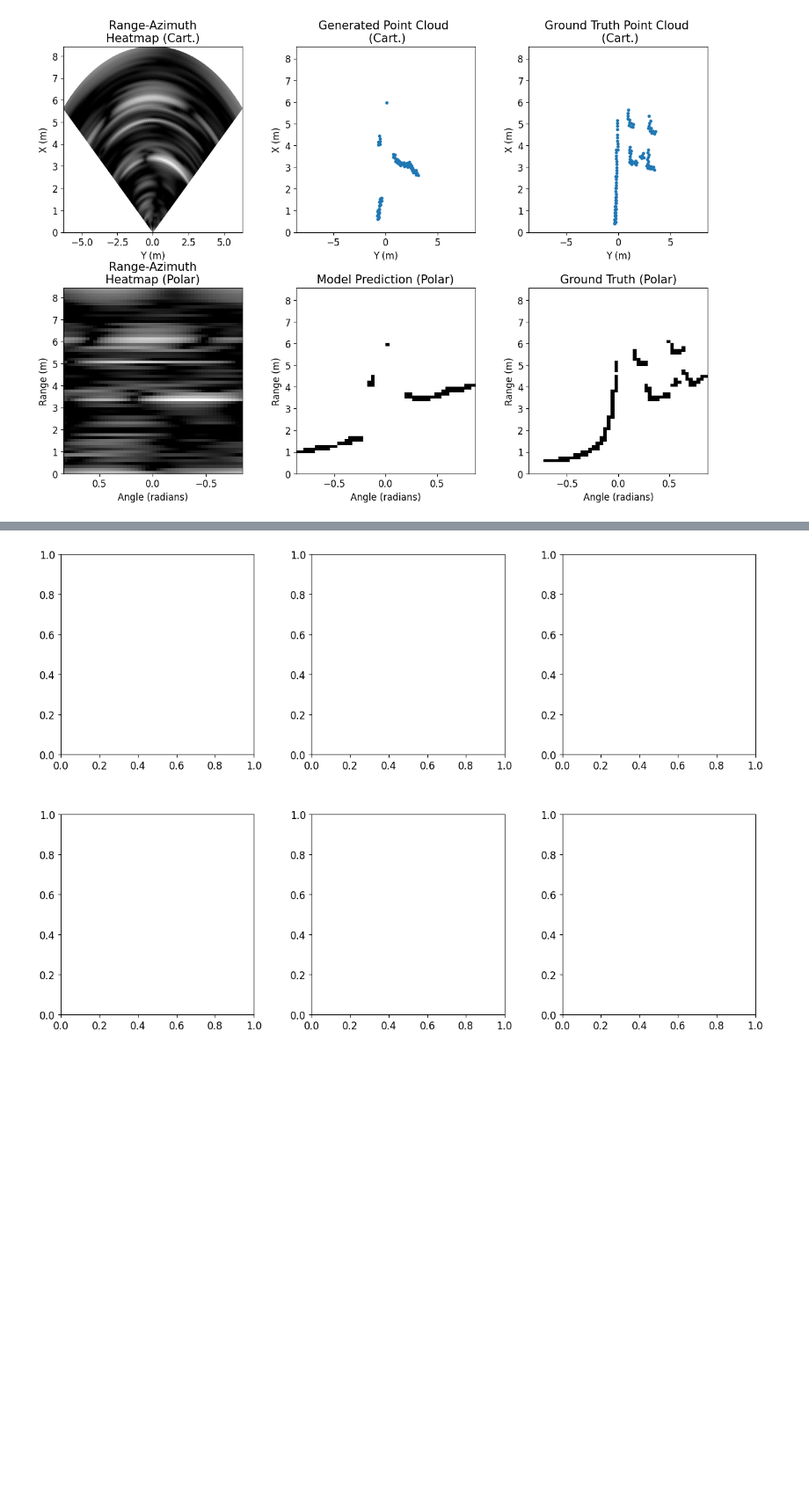
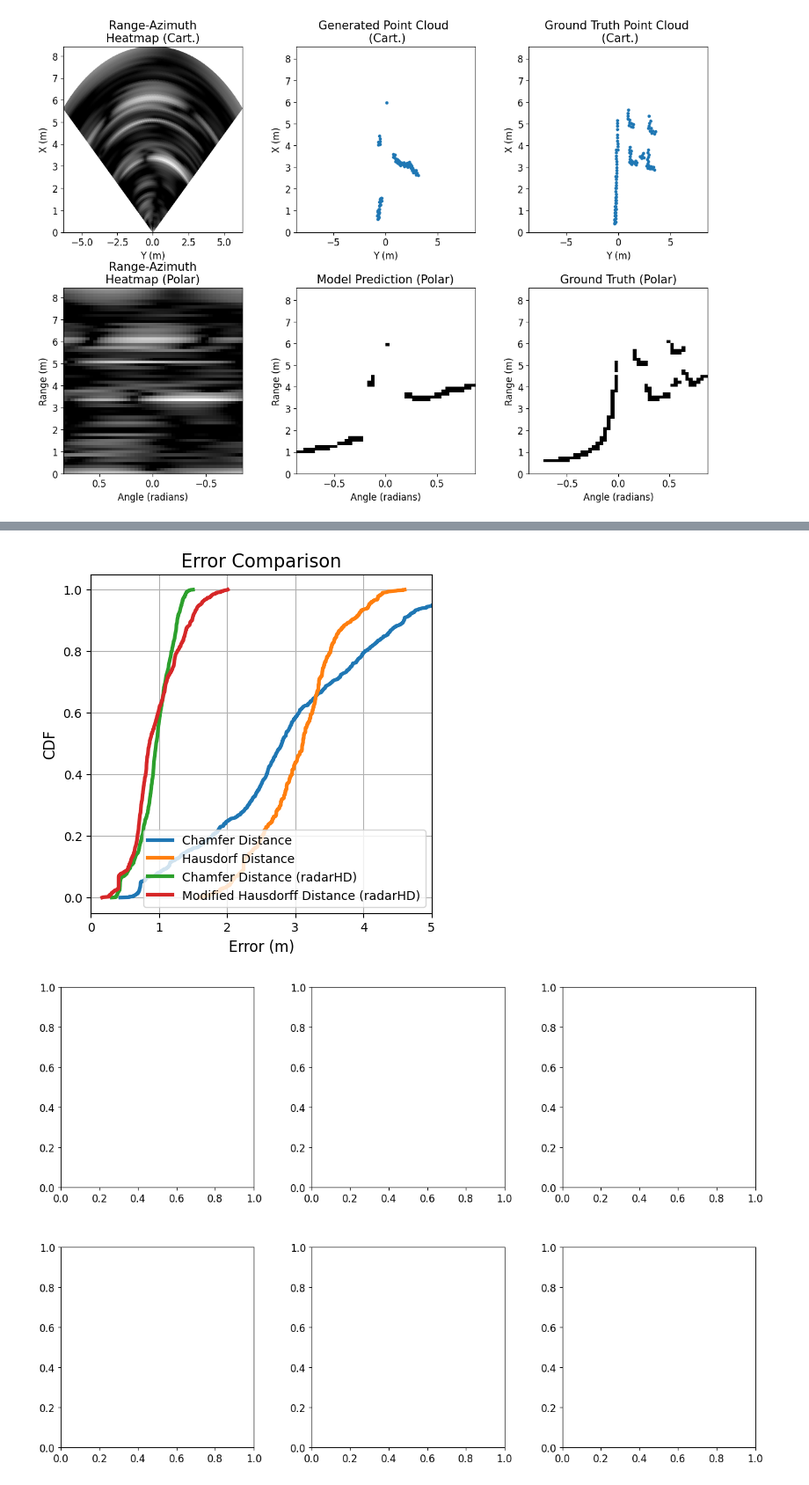
Before and after one commit to davidmhunt/mmwave_model_integrator, a Jupyter notebook: notebooks/testing_radcloud.ipynb, the cells around one changed output, grey strips where cells are left out. Shown at 88% size. Drawn from its saved outputs; the diff is of its cells as text; code cells hidden in the pictures; blank space fills up the shorter version.

Commit message:
updated analyzer classes

```diff
--- a/notebooks/testing_radcloud.ipynb
+++ b/notebooks/testing_radcloud.ipynb
@@ -137,0 +133,12 @@ Chamfer: 0.7361327945227402, Hausdorff: 2.2416141213072693
+# %%
+chamfer,hausdorff, chamfer_radarHD, modified_hausdorff_radarHD = \
+    analyzer.compute_all_distance_metrics(
+        save_to_file=True,
+        file_name=dataset_name
+    )
+analyzer.show_all_summary_statistics(
+    chamfer_distances=chamfer,
+    hausdorff_distances=hausdorff,
+    chamfer_distances_radarHD=chamfer_radarHD,
+    modified_hausdorff_distances_radarHD=modified_hausdorff_radarHD
+)
@@ -138,3 +152,12 @@ Chamfer: 0.7361327945227402, Hausdorff: 2.2416141213072693
+# %%
+plotter.plot_distance_metrics_cdfs(
+    chamfer_distances=chamfer,
+    hausdorf_distances=hausdorff,
+    chamfer_distances_radarHD=chamfer_radarHD,
+    modified_hausdorf_distances_radarHD=modified_hausdorff_radarHD
+)
+# %% [output]
+[figure, added]
 # %%
 movie_generator.initialize_figure(
     nrows=2,
```
Also changed, not shown: parts of 2 cells of this notebook, 10 other files.
